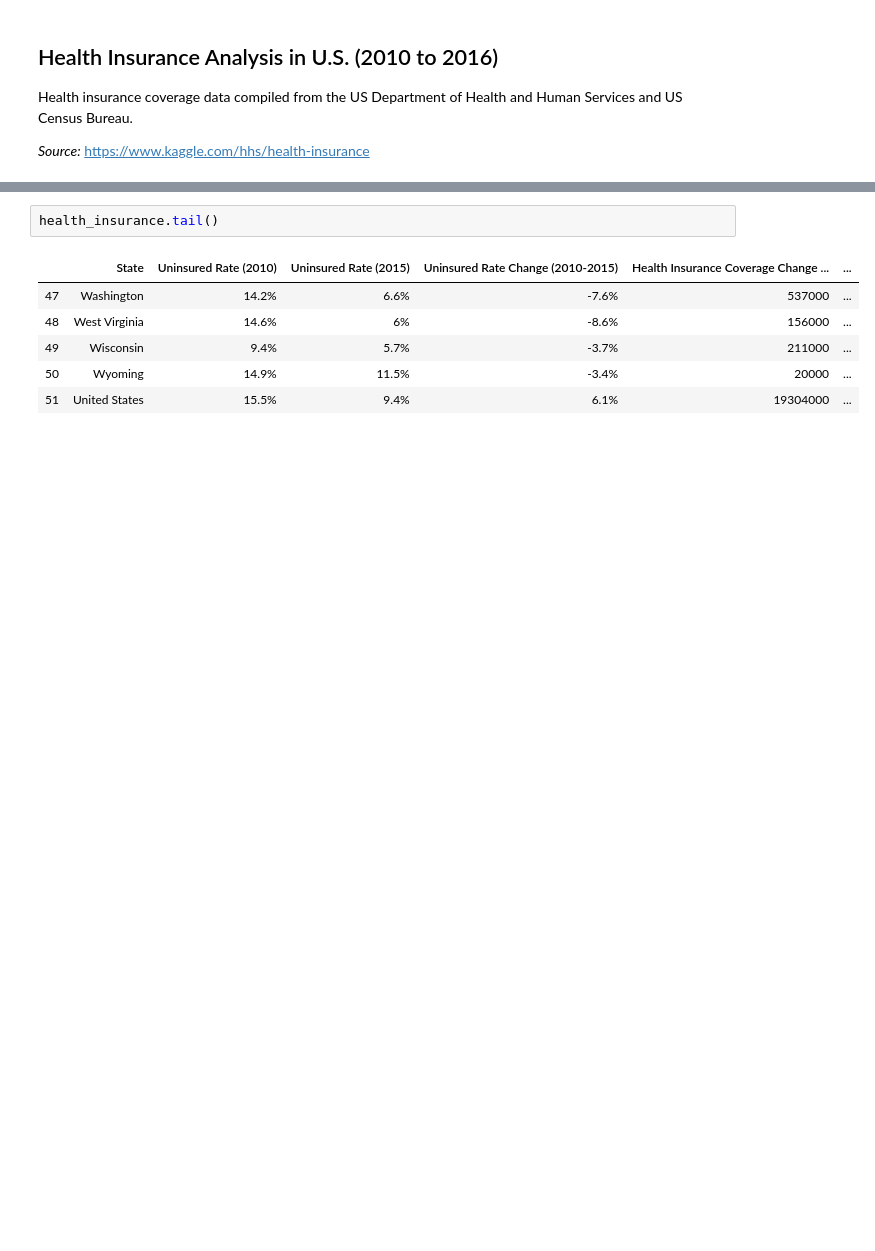
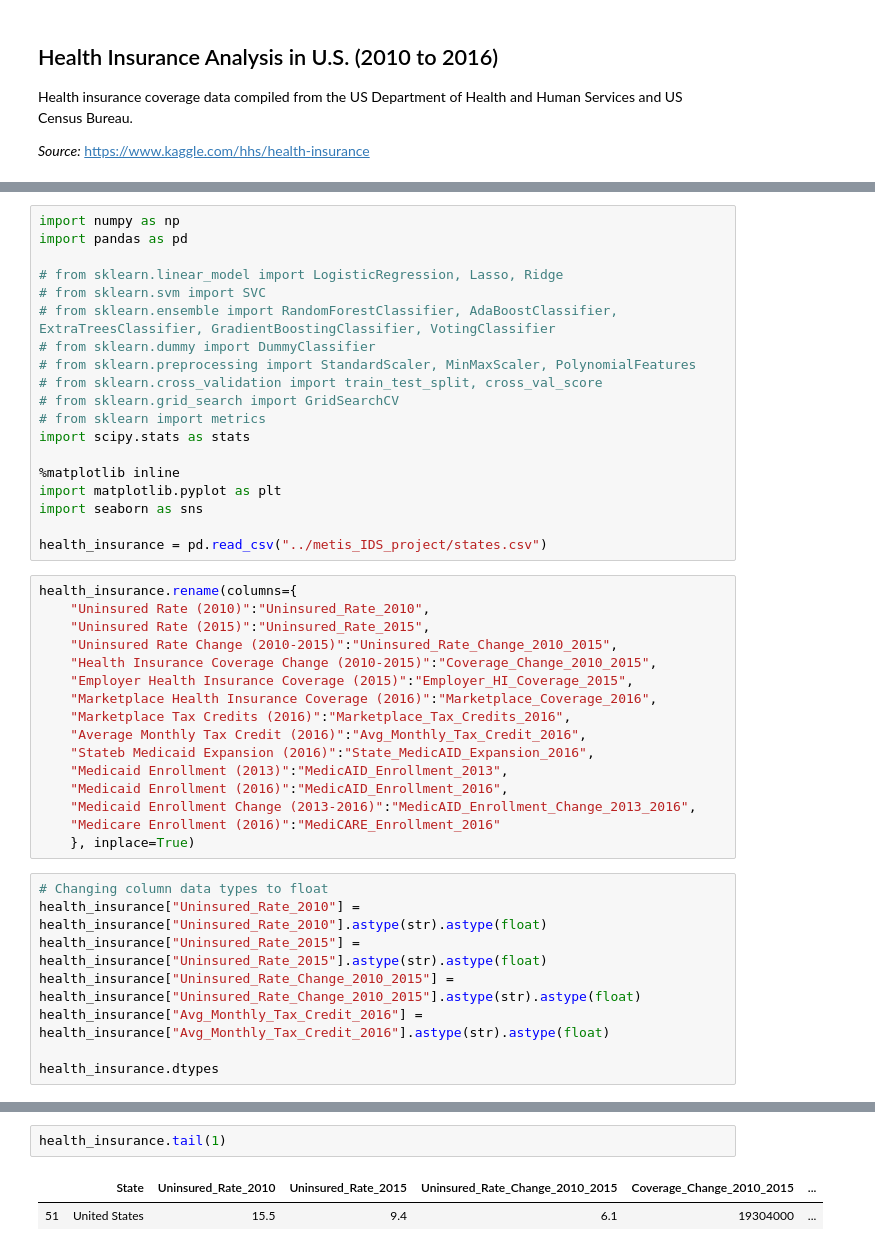
Before and after one commit to slp22/metis_IDS_project, a Jupyter notebook: Health_Insurance_Analysis.ipynb, the cells around one changed output, grey strips where cells are left out. Cells and saved outputs as stored; diff of their text form; blank space fills up the shorter version.

```diff
--- a/Health_Insurance_Analysis.ipynb
+++ b/Health_Insurance_Analysis.ipynb
@@ -30,0 +7,43 @@ dtype: object
+# %%
+import numpy as np
+import pandas as pd
+
+# from sklearn.linear_model import LogisticRegression, Lasso, Ridge
+# from sklearn.svm import SVC
+# from sklearn.ensemble import RandomForestClassifier, AdaBoostClassifier, ExtraTreesClassifier, GradientBoostingClassifier, VotingClassifier
+# from sklearn.dummy import DummyClassifier
+# from sklearn.preprocessing import StandardScaler, MinMaxScaler, PolynomialFeatures
+# from sklearn.cross_validation import train_test_split, cross_val_score
+# from sklearn.grid_search import GridSearchCV
+# from sklearn import metrics
+import scipy.stats as stats
+
+%matplotlib inline
+import matplotlib.pyplot as plt
+import seaborn as sns
+
+health_insurance = pd.read_csv("../metis_IDS_project/states.csv")
+# %%
+health_insurance.rename(columns={
+    "Uninsured Rate (2010)":"Uninsured_Rate_2010",
+    "Uninsured Rate (2015)":"Uninsured_Rate_2015",
+    "Uninsured Rate Change (2010-2015)":"Uninsured_Rate_Change_2010_2015",
+    "Health Insurance Coverage Change (2010-2015)":"Coverage_Change_2010_2015",
+    "Employer Health Insurance Coverage (2015)":"Employer_HI_Coverage_2015",
+    "Marketplace Health Insurance Coverage (2016)":"Marketplace_Coverage_2016",
+    "Marketplace Tax Credits (2016)":"Marketplace_Tax_Credits_2016",
+    "Average Monthly Tax Credit (2016)":"Avg_Monthly_Tax_Credit_2016",
+    "Stateb Medicaid Expansion (2016)":"State_MedicAID_Expansion_2016",
+    "Medicaid Enrollment (2013)":"MedicAID_Enrollment_2013",
+    "Medicaid Enrollment (2016)":"MedicAID_Enrollment_2016",
+    "Medicaid Enrollment Change (2013-2016)":"MedicAID_Enrollment_Change_2013_2016",
+    "Medicare Enrollment (2016)":"MediCARE_Enrollment_2016"
+    }, inplace=True)
+# %%
+# Changing column data types to float
+health_insurance["Uninsured_Rate_2010"] = health_insurance["Uninsured_Rate_2010"].astype(str).astype(float)
+health_insurance["Uninsured_Rate_2015"] = health_insurance["Uninsured_Rate_2015"].astype(str).astype(float)
+health_insurance["Uninsured_Rate_Change_2010_2015"] = health_insurance["Uninsured_Rate_Change_2010_2015"].astype(str).astype(float)
+health_insurance["Avg_Monthly_Tax_Credit_2016"] = health_insurance["Avg_Monthly_Tax_Credit_2016"].astype(str).astype(float)
+
+health_insurance.dtypes
@@ -40,9 +75,5 @@ health_insurance.head()
 # %%
-health_insurance.tail()
+health_insurance.tail(1)
 # %% [output]
-|  | State | Uninsured Rate (2010) | Uninsured Rate (2015) | Uninsured Rate Change (2010-2015) | Health Insurance Coverage Change ... | ... |
-| 47 | Washington | 14.2% | 6.6% | -7.6% | 537000 | ... |
-| 48 | West Virginia | 14.6% | 6% | -8.6% | 156000 | ... |
-| 49 | Wisconsin | 9.4% | 5.7% | -3.7% | 211000 | ... |
-| 50 | Wyoming | 14.9% | 11.5% | -3.4% | 20000 | ... |
-| 51 | United States | 15.5% | 9.4% | 6.1% | 19304000 | ... |
+|  | State | Uninsured_Rate_2010 | Uninsured_Rate_2015 | Uninsured_Rate_Change_2010_2015 | Coverage_Change_2010_2015 | ... |
+| 51 | United States | 15.5 | 9.4 | 6.1 | 19304000 | ... |
```
Also changed, not shown: parts of 16 cells of this notebook, 1 other file.
